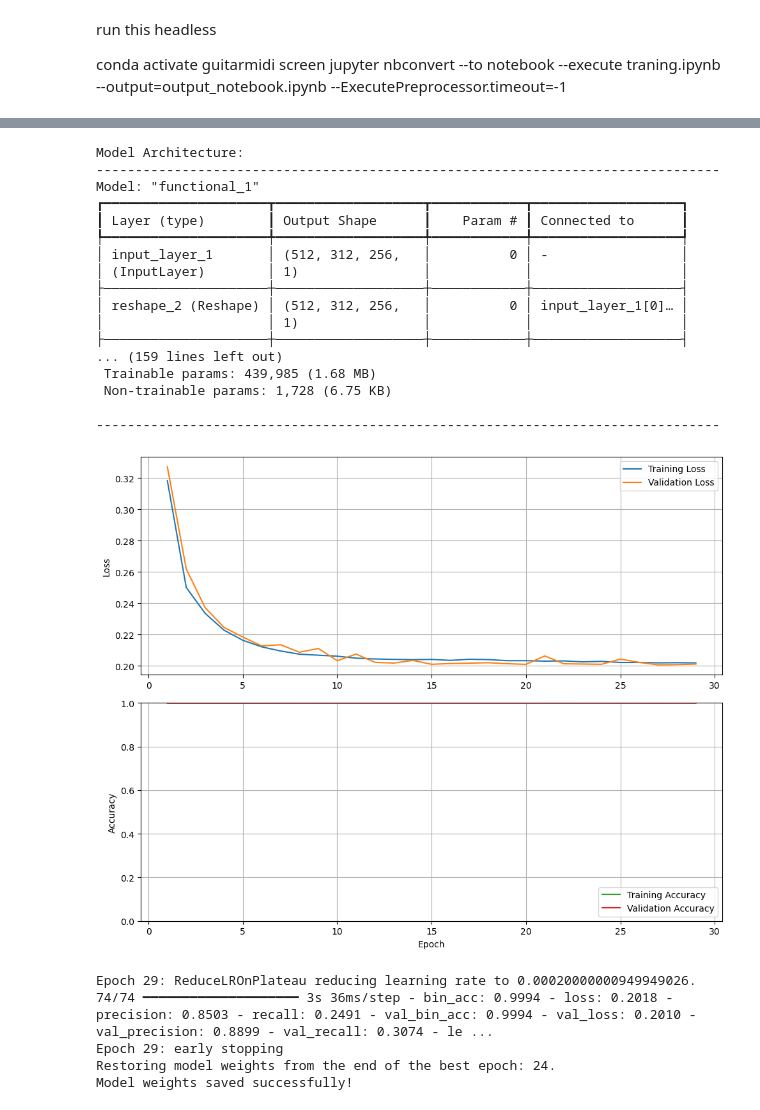
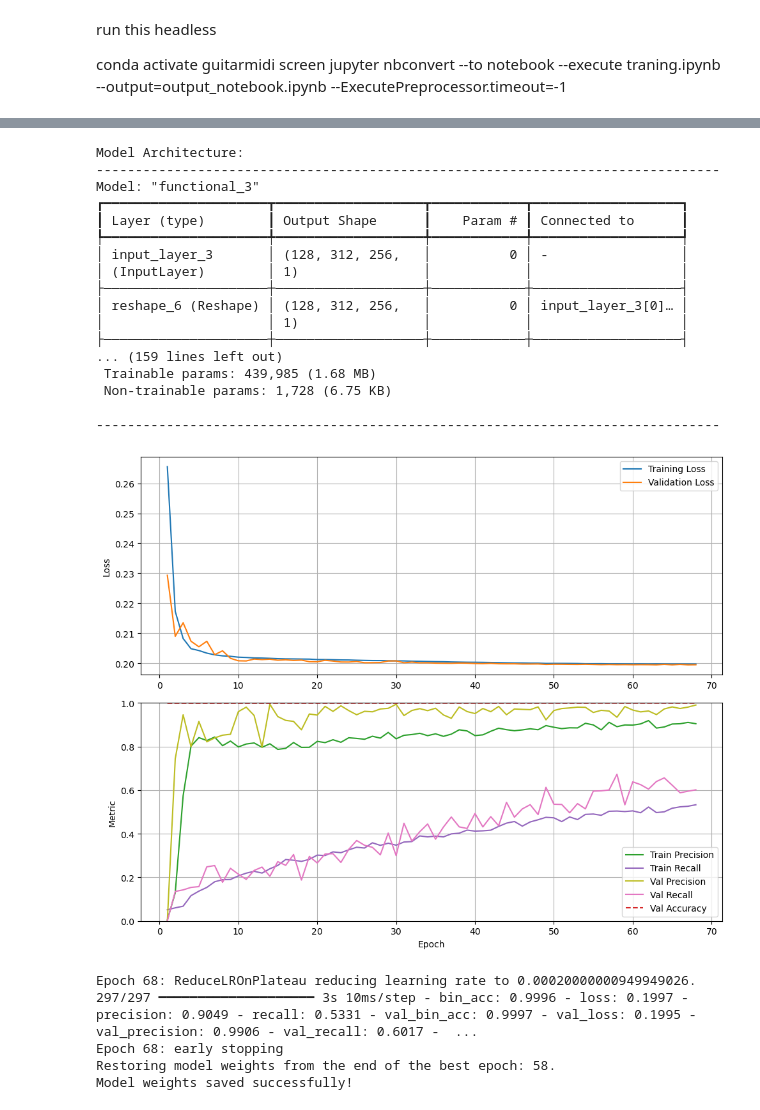
Before and after one commit to Tomtiger66/GuitarMidi-LV2, a Jupyter notebook: python/neuralnetmodelling/training-with-prefiltering-singletfrecord.ipynb, the cells around one changed output, grey strips where cells are left out. Saved outputs shown, nothing was run; the diff lists cells and outputs as text; code cells hidden in the pictures.

Commit message:
trained model

```diff
--- a/python/neuralnetmodelling/training-with-prefiltering-singletfrecord.ipynb
+++ b/python/neuralnetmodelling/training-with-prefiltering-singletfrecord.ipynb
@@ -76,10 +75,9 @@ if gpus:
 
 print(f"TensorFlow version: {tf.__version__}")
 
-
 # --- 2. Configuration ---
 LEARNING_RATE = 0.001
-BATCH_SIZE = 512#2048
+BATCH_SIZE = 128#2048
 EPOCHS = 100
 print("Batch size:",BATCH_SIZE)
 print("Learning rate:",LEARNING_RATE)
@@ -124,9 +122,14 @@ class PlotLoss(tf.keras.callbacks.Callback):
         self.val_losses = []
         self.acc = []
         self.val_bin_acc = []
+        # New: precision & recall tracking
+        self.precision = []
+        self.val_precision = []
+        self.recall = []
+        self.val_recall = []
         self.epochs_run = []
         self.fig, (self.ax_loss, self.ax_acc) = plt.subplots(2, 1, figsize=(10, 8))
-            # Save model summary to string
+        # Save model summary to string
         summary_list = []
         self.model.summary(print_fn=lambda x: summary_list.append(x))
         self.model_summary = '\n'.join(summary_list)
@@ -152,6 +155,16 @@ class PlotLoss(tf.keras.callbacks.Callback):
         self.acc.append(float(acc_val) if acc_val is not None else np.nan)
         self.val_bin_acc.append(float(val_bin_acc_val) if val_bin_acc_val is not None else np.nan)
 
+        # New: precision & recall (training and validation)
+        prec = logs.get('precision') if 'precision' in logs else logs.get('precision')
+        val_prec = logs.get('val_precision') if 'val_precision' in logs else logs.get('val_precision')
+        rec = logs.get('recall') if 'recall' in logs else logs.get('recall')
+        val_rec = logs.get('val_recall') if 'val_recall' in logs else logs.get('val_recall')
+        self.precision.append(float(prec) if prec is not None else np.nan)
+        self.val_precision.append(float(val_prec) if val_prec is not None else np.nan)
+        self.recall.append(float(rec) if rec is not None else np.nan)
+        self.val_recall.append(float(val_rec) if val_rec is not None else np.nan)
+
         # clear previous cell output, draw and save figure, then display saved PNG so it remains in notebook
         clear_output(wait=True)
         # Print model summary first
@@ -159,7 +172,6 @@ class PlotLoss(tf.keras.callbacks.Callback):
         print("-" * 80)
         print(self.model_summary)
         print("-" * 80)
-        #print(f"\nTraining Progress - Epoch {epoch + 1}/{self.model.epochs}")
 
         # Loss subplot
         self.ax_loss.clear()
@@ -170,13 +182,25 @@ class PlotLoss(tf.keras.callbacks.Callback):
         self.ax_loss.legend(loc='upper right')
         self.ax_loss.grid(True)
 
-        # Accuracy subplot
+        # Metrics subplot: Precision & Recall (+ optional accuracy)
         self.ax_acc.clear()
-        self.ax_acc.plot(self.epochs_run, self.acc, label='Training Accuracy', color='tab:green')
+        # Plot training precision & recall
+        self.ax_acc.plot(self.epochs_run, self.precision, label='Train Precision', color='tab:green')
+        self.ax_acc.plot(self.epochs_run, self.recall, label='Train Recall', color='tab:purple')
+        # Optionally include accuracy if available
+        if any(~np.isnan(self.acc)):
+            self.ax_acc.plot(self.epochs_run, self.acc, label='Train Accuracy', color='tab:gray', linestyle='--')
+
+        # Plot validation metrics if present
+        if any(~np.isnan(self.val_precision)):
+            self.ax_acc.plot(self.epochs_run[:len(self.val_precision)], self.val_precision, label='Val Precision', color='tab:olive')
+        if any(~np.isnan(self.val_recall)):
+            self.ax_acc.plot(self.epochs_run[:len(self.val_recall)], self.val_recall, label='Val Recall', color='tab:pink')
         if any(~np.isnan(self.val_bin_acc)):
-            self.ax_acc.plot(self.epochs_run[:len(self.val_bin_acc)], self.val_bin_acc, label='Validation Accuracy', color='tab:red')
+            self.ax_acc.plot(self.epochs_run[:len(self.val_bin_acc)], self.val_bin_acc, label='Val Accuracy', color='tab:red', linestyle='--')
+
         self.ax_acc.set_xlabel('Epoch')
-        self.ax_acc.set_ylabel('Accuracy')
+        self.ax_acc.set_ylabel('Metric')
         self.ax_acc.set_ylim(0.0, 1.0)
         self.ax_acc.legend(loc='lower right')
         self.ax_acc.grid(True)
@@ -312,7 +336,7 @@ val_dataset = val_dataset.batch(BATCH_SIZE,drop_remainder=True).prefetch(tf.data
 plot_callback = PlotLoss()
 early_stopping_callback = EarlyStopping(
     monitor='val_recall',
-    patience=5,
+    patience=20,
     min_delta=0.0001,
     mode='max',
     verbose=1,
@@ -322,7 +346,7 @@ early_stopping_callback = EarlyStopping(
 reduce_lr = ReduceLROnPlateau(
     monitor='val_recall',
     factor=0.2,
-    patience=5,
+    patience=10,
     min_lr=1e-6,
     verbose=1
 )
@@ -360,41 +384,41 @@ try:
 
     history_cnn = cnn_model.fit(train_dataset,
                                 #initial_epoch=31,
                                 epochs=EPOCHS,
                                 # steps_per_epoch=STEPS_PER_EPOCH,
                                 # validation_steps=VALIDATION_STEPS,
                                 #batch_size=BATCH_SIZE, shuffle=False,
                                 validation_data=val_dataset,
                                 callbacks=[plot_callback, early_stopping_callback,checkpoint,reduce_lr,tensorboard_callback])
 
     cnn_model.save_weights('guitarmidi.weights.h5')
     print("Model weights saved successfully!")
 
 except Exception as e:
     print(f"An error occurred during training: {e}")
 # %% [output]
 Model Architecture:
 --------------------------------------------------------------------------------
-Model: "functional_1"
+Model: "functional_3"
 ┏━━━━━━━━━━━━━━━━━━━━━┳━━━━━━━━━━━━━━━━━━━┳━━━━━━━━━━━━┳━━━━━━━━━━━━━━━━━━━┓
 ┃ Layer (type)        ┃ Output Shape      ┃    Param # ┃ Connected to      ┃
 ┡━━━━━━━━━━━━━━━━━━━━━╇━━━━━━━━━━━━━━━━━━━╇━━━━━━━━━━━━╇━━━━━━━━━━━━━━━━━━━┩
-│ input_layer_1       │ (512, 312, 256,   │          0 │ -                 │
+│ input_layer_3       │ (128, 312, 256,   │          0 │ -                 │
 │ (InputLayer)        │ 1)                │            │                   │
 ├─────────────────────┼───────────────────┼────────────┼───────────────────┤
-│ reshape_2 (Reshape) │ (512, 312, 256,   │          0 │ input_layer_1[0]… │
+│ reshape_6 (Reshape) │ (128, 312, 256,   │          0 │ input_layer_3[0]… │
 │                     │ 1)                │            │                   │
 ├─────────────────────┼───────────────────┼────────────┼───────────────────┤
 ... (159 lines left out)
  Trainable params: 439,985 (1.68 MB)
  Non-trainable params: 1,728 (6.75 KB)
 
 --------------------------------------------------------------------------------
-[figure, old version]
+[figure, new version]
-Epoch 29: ReduceLROnPlateau reducing learning rate to 0.00020000000949949026.
-74/74 ━━━━━━━━━━━━━━━━━━━━ 3s 36ms/step - bin_acc: 0.9994 - loss: 0.2018 - precision: 0.8503 - recall: 0.2491 - val_bin_acc: 0.9994 - val_loss: 0.2010 - val_precision: 0.8899 - val_recall: 0.3074 - le ...
-Epoch 29: early stopping
-Restoring model weights from the end of the best epoch: 24.
+Epoch 68: ReduceLROnPlateau reducing learning rate to 0.00020000000949949026.
+297/297 ━━━━━━━━━━━━━━━━━━━━ 3s 10ms/step - bin_acc: 0.9996 - loss: 0.1997 - precision: 0.9049 - recall: 0.5331 - val_bin_acc: 0.9997 - val_loss: 0.1995 - val_precision: 0.9906 - val_recall: 0.6017 -  ...
+Epoch 68: early stopping
+Restoring model weights from the end of the best epoch: 58.
 Model weights saved successfully!
 # %%
 from tensorflow.data import Dataset
```
Also changed, not shown: parts of 1 cell of this notebook, 3 other files.
